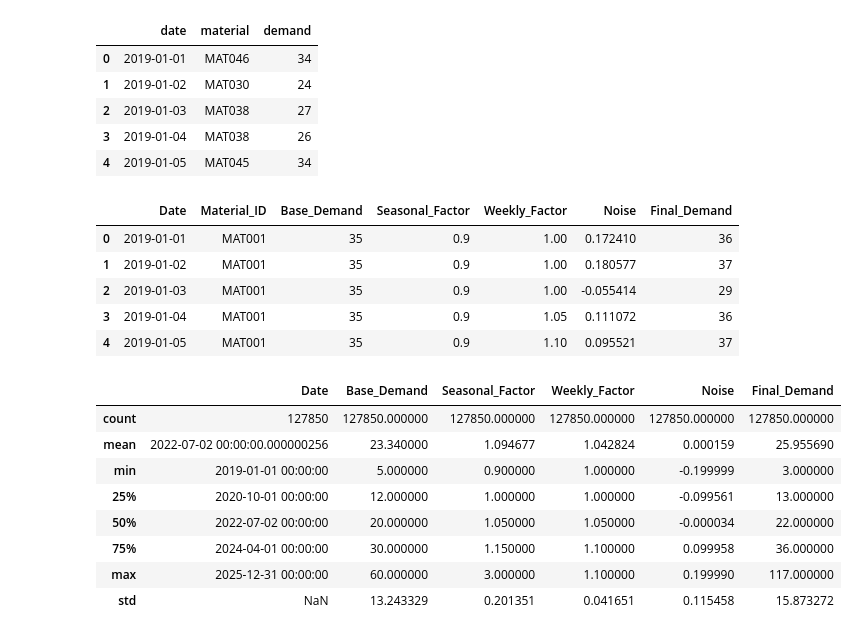
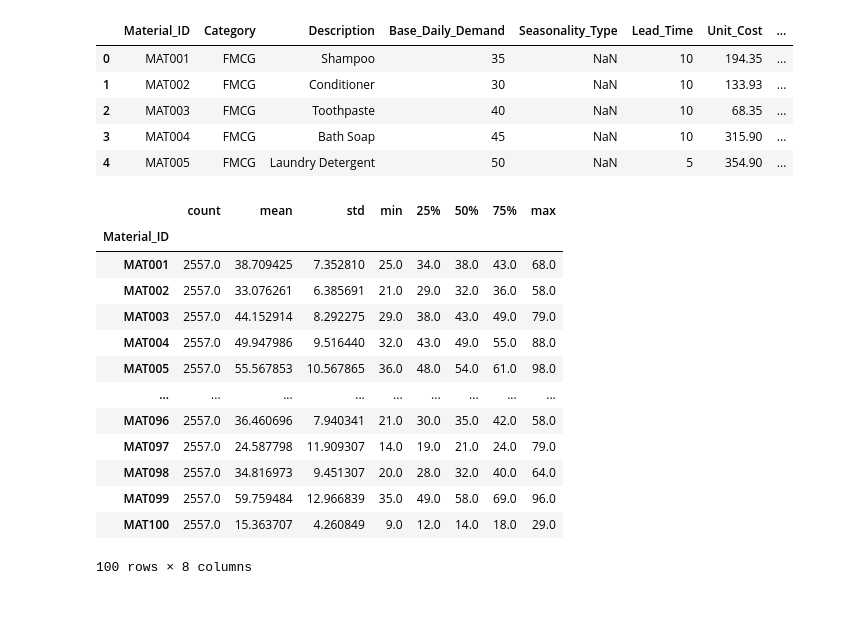
Before and after one commit to clcamar74/SAPiBench-inventory-simulation-dataset-2026, a Jupyter notebook: SAPiBench.ipynb, the cells around one changed output. Drawn from its saved outputs; the diff is of its cells as text; code cells hidden in the pictures; blank space fills up the shorter version.

```diff
--- a/SAPiBench.ipynb
+++ b/SAPiBench.ipynb
@@ -163,0 +46,8 @@ Simple dataset (df) and full SAPiBench dataset (synthetic_data) created.
+# %%
+material_master = pd.read_csv(
+    "https://raw.githubusercontent.com/clcamar74/SAPiBench-inventory-simulation-dataset-2026/main/material_master.csv"
+)
+
+synthetic_data = pd.read_csv(
+    "https://raw.githubusercontent.com/clcamar74/SAPiBench-inventory-simulation-dataset-2026/main/synthetic_7year_demand.csv"
+)
@@ -164,30 +64,26 @@ Simple dataset (df) and full SAPiBench dataset (synthetic_data) created.
 # %%
-df.head()
+material_master.head()
 # %% [output]
-|  | date | material | demand |
-| 0 | 2019-01-01 | MAT046 | 34 |
-| 1 | 2019-01-02 | MAT030 | 24 |
-| 2 | 2019-01-03 | MAT038 | 27 |
-| 3 | 2019-01-04 | MAT038 | 26 |
-| 4 | 2019-01-05 | MAT045 | 34 |
+|  | Material_ID | Category | Description | Base_Daily_Demand | Seasonality_Type | Lead_Time | Unit_Cost | ... |
+| 0 | MAT001 | FMCG | Shampoo | 35 | NaN | 10 | 194.35 | ... |
+| 1 | MAT002 | FMCG | Conditioner | 30 | NaN | 10 | 133.93 | ... |
+| 2 | MAT003 | FMCG | Toothpaste | 40 | NaN | 10 | 68.35 | ... |
+| 3 | MAT004 | FMCG | Bath Soap | 45 | NaN | 10 | 315.90 | ... |
+| 4 | MAT005 | FMCG | Laundry Detergent | 50 | NaN | 5 | 354.90 | ... |
-# %%
-synthetic_data.head()
-# %% [output]
-|  | Date | Material_ID | Base_Demand | Seasonal_Factor | Weekly_Factor | Noise | Final_Demand |
-| 0 | 2019-01-01 | MAT001 | 35 | 0.9 | 1.00 | 0.172410 | 36 |
-| 1 | 2019-01-02 | MAT001 | 35 | 0.9 | 1.00 | 0.180577 | 37 |
-| 2 | 2019-01-03 | MAT001 | 35 | 0.9 | 1.00 | -0.055414 | 29 |
-| 3 | 2019-01-04 | MAT001 | 35 | 0.9 | 1.05 | 0.111072 | 36 |
-| 4 | 2019-01-05 | MAT001 | 35 | 0.9 | 1.10 | 0.095521 | 37 |
 # %%
-synthetic_data.describe()
+synthetic_data.groupby("Material_ID")["Final_Demand"].describe()
 # %% [output]
-|  | Date | Base_Demand | Seasonal_Factor | Weekly_Factor | Noise | Final_Demand |
-| count | 127850 | 127850.000000 | 127850.000000 | 127850.000000 | 127850.000000 | 127850.000000 |
-| mean | 2022-07-02 00:00:00.000000256 | 23.340000 | 1.094677 | 1.042824 | 0.000159 | 25.955690 |
-| min | 2019-01-01 00:00:00 | 5.000000 | 0.900000 | 1.000000 | -0.199999 | 3.000000 |
-| 25% | 2020-10-01 00:00:00 | 12.000000 | 1.000000 | 1.000000 | -0.099561 | 13.000000 |
-| 50% | 2022-07-02 00:00:00 | 20.000000 | 1.050000 | 1.050000 | -0.000034 | 22.000000 |
-| 75% | 2024-04-01 00:00:00 | 30.000000 | 1.150000 | 1.100000 | 0.099958 | 36.000000 |
-| max | 2025-12-31 00:00:00 | 60.000000 | 3.000000 | 1.100000 | 0.199990 | 117.000000 |
-| std | NaN | 13.243329 | 0.201351 | 0.041651 | 0.115458 | 15.873272 |
+|  | count | mean | std | min | 25% | 50% | 75% | max |
+| Material_ID |  |  |  |  |  |  |  |  |
+| MAT001 | 2557.0 | 38.709425 | 7.352810 | 25.0 | 34.0 | 38.0 | 43.0 | 68.0 |
+| MAT002 | 2557.0 | 33.076261 | 6.385691 | 21.0 | 29.0 | 32.0 | 36.0 | 58.0 |
+| MAT003 | 2557.0 | 44.152914 | 8.292275 | 29.0 | 38.0 | 43.0 | 49.0 | 79.0 |
+| MAT004 | 2557.0 | 49.947986 | 9.516440 | 32.0 | 43.0 | 49.0 | 55.0 | 88.0 |
+| MAT005 | 2557.0 | 55.567853 | 10.567865 | 36.0 | 48.0 | 54.0 | 61.0 | 98.0 |
+| ... | ... | ... | ... | ... | ... | ... | ... | ... |
+| MAT096 | 2557.0 | 36.460696 | 7.940341 | 21.0 | 30.0 | 35.0 | 42.0 | 58.0 |
+| MAT097 | 2557.0 | 24.587798 | 11.909307 | 14.0 | 19.0 | 21.0 | 24.0 | 79.0 |
+| MAT098 | 2557.0 | 34.816973 | 9.451307 | 20.0 | 28.0 | 32.0 | 40.0 | 64.0 |
+| MAT099 | 2557.0 | 59.759484 | 12.966839 | 35.0 | 49.0 | 58.0 | 69.0 | 96.0 |
+| MAT100 | 2557.0 | 15.363707 | 4.260849 | 9.0 | 12.0 | 14.0 | 18.0 | 29.0 |
+100 rows × 8 columns
```
Also changed, not shown: parts of 30 cells of this notebook.
